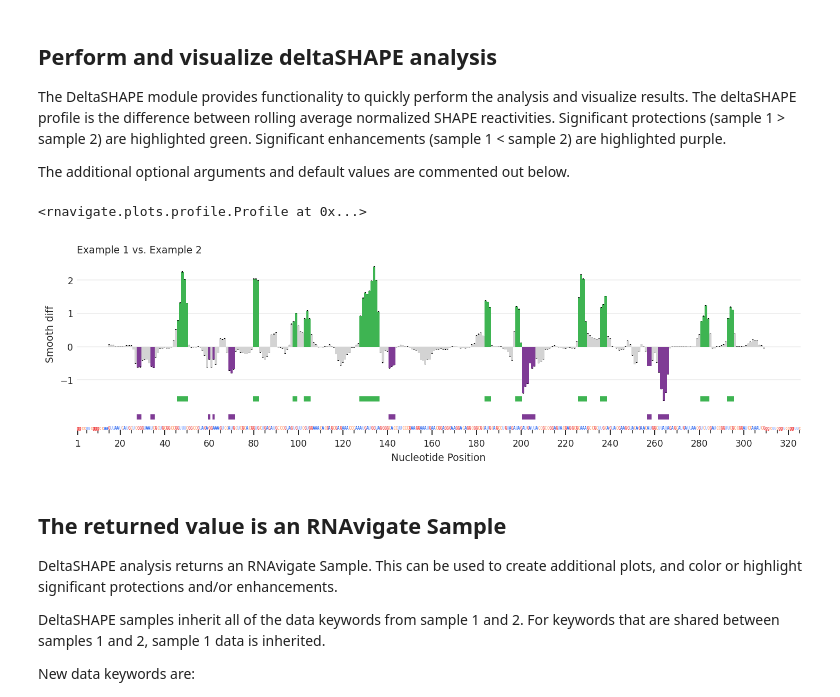
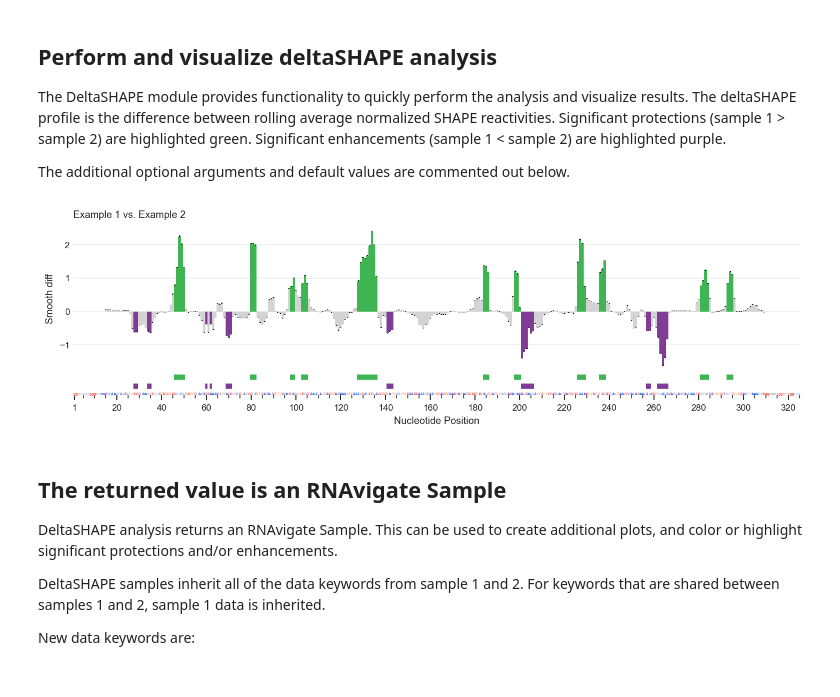
Before and after one commit to Weeks-UNC/RNAvigate, a Jupyter notebook: docs/source/analysis_options/deltashape.ipynb, the cells around one changed output. Drawn from its saved outputs; the diff is of its cells as text; code cells hidden in the pictures.

```diff
--- a/docs/source/analysis_options/deltashape.ipynb
+++ b/docs/source/analysis_options/deltashape.ipynb
@@ -54,18 +54,17 @@ The additional optional arguments and default values are commented out below.
 # %%
 delta12 = rnav.analysis.DeltaSHAPE(
     sample1=rnasep_1,
     sample2=rnasep_2,
     # profile="shapemap",
     # smoothing_window=3,
     # zf_coeff=1.96,
     # ss_thresh=1,
     # site_window=3,
     # site_nts=2,
     )
-delta12.plot()
+plot = delta12.plot()
 # %% [output]
-<rnavigate.plots.profile.Profile at 0x...>
-[figure, old version]
+[figure, new version]
 # %% [markdown]
 The returned value is an RNAvigate Sample
 -----------------------------------------
```
Also changed, not shown: parts of 3 cells of this notebook, 19 other files.
